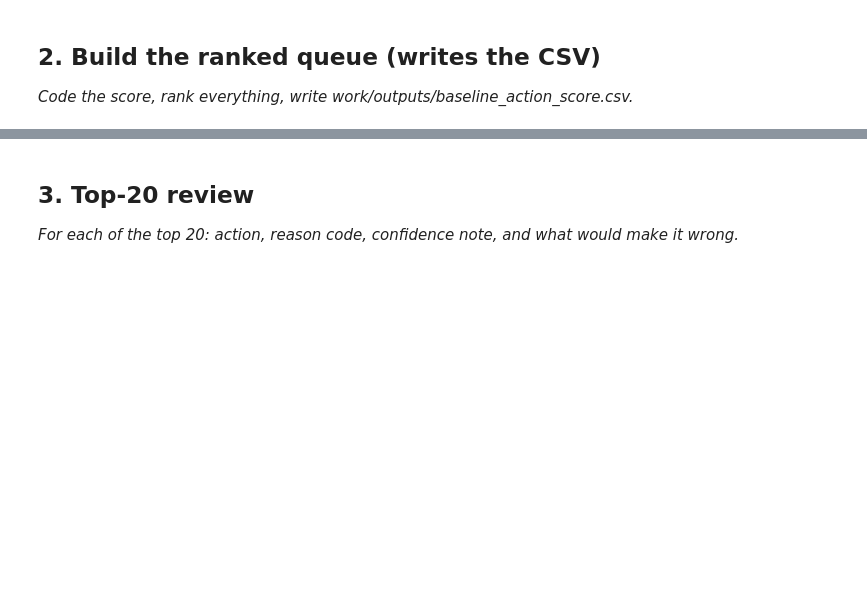
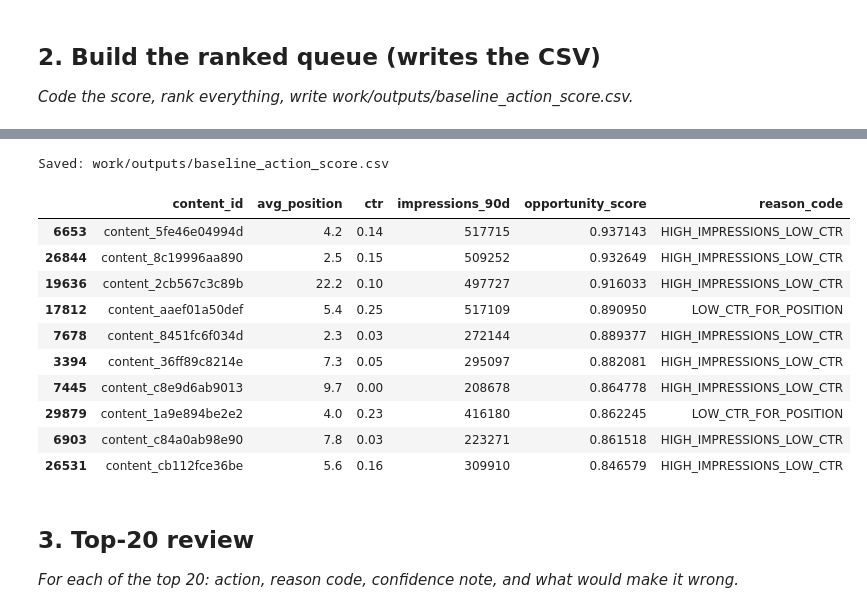
Before and after one commit to adithyajupally/flyrank-ml-internship-jupally, a Jupyter notebook: work/notebooks/w04_baseline_score.ipynb, the cells around one changed output, grey strips where cells are left out. Drawn from its saved outputs; the diff is of its cells as text; code cells hidden in the pictures; blank space fills up the shorter version.

```diff
--- a/work/notebooks/w04_baseline_score.ipynb
+++ b/work/notebooks/w04_baseline_score.ipynb
@@ -15,0 +33,13 @@ This skeleton is yours to fill. Work the sections **in order** — each one has
+# %%
+# main columns we'll use for the baseline rule
+
+import pandas as pd
+df = pd.read_csv("data/raw/content_refresh_anonymized.csv")
+
+reason_codes = ["GOOD_POSITION_LOW_CTR","HIGH_IMPRESSIONS_LOW_CTR","LOW_CTR_FOR_POSITION"]
+
+print("Baseline rule reason codes:")
+for code in reason_codes:
+    print("->", code)
+
+print("\nRows in dataset:", len(df))
@@ -23,3 +65,49 @@ This skeleton is yours to fill. Work the sections **in order** — each one has
+# %%
+baseline = df.copy()
+
+# Normalize signals to 0-1 range
+baseline["position_score"] = (baseline["avg_position"].max() - baseline["avg_position"]) / (baseline["avg_position"].max() - baseline["avg_position"].min())
+
+baseline["impression_score"] = (baseline["impressions_90d"] - baseline["impressions_90d"].min()) / (baseline["impressions_90d"].max() - baseline["impressions_90d"].min())
+
+baseline["low_ctr_score"] = 1 - baseline["ctr"]
+
+# Final opportunity score
+baseline["opportunity_score"] = (0.4 * baseline["position_score"] + 0.4 * baseline["low_ctr_score"] + 0.2 * baseline["impression_score"])
+
+# Rank pages
+baseline = baseline.sort_values("opportunity_score",ascending=False)
+
+# Reason code
+baseline["reason_code"] = "LOW_CTR_FOR_POSITION"
+
+baseline.loc[(baseline["avg_position"] <= 20) & (baseline["ctr"] < 0.20),"reason_code"] = "GOOD_POSITION_LOW_CTR"
+
+baseline.loc[(baseline["impressions_90d"] > baseline["impressions_90d"].median()) &(baseline["ctr"] < 0.20),"reason_code"] = "HIGH_IMPRESSIONS_LOW_CTR"
+
+import os
+os.makedirs("work/outputs", exist_ok=True)
+
+# Save CSV
+output_file = "work/outputs/baseline_action_score.csv"
+baseline.to_csv(output_file, index=False)
+
+print("Saved:", output_file)
+
+baseline[["content_id","avg_position","ctr","impressions_90d","opportunity_score","reason_code"]].head(10)
+# %% [output]
+Saved: work/outputs/baseline_action_score.csv
+|  | content_id | avg_position | ctr | impressions_90d | opportunity_score | reason_code |
+| 6653 | content_5fe46e04994d | 4.2 | 0.14 | 517715 | 0.937143 | HIGH_IMPRESSIONS_LOW_CTR |
+| 26844 | content_8c19996aa890 | 2.5 | 0.15 | 509252 | 0.932649 | HIGH_IMPRESSIONS_LOW_CTR |
+| 19636 | content_2cb567c3c89b | 22.2 | 0.10 | 497727 | 0.916033 | HIGH_IMPRESSIONS_LOW_CTR |
+| 17812 | content_aaef01a50def | 5.4 | 0.25 | 517109 | 0.890950 | LOW_CTR_FOR_POSITION |
+| 7678 | content_8451fc6f034d | 2.3 | 0.03 | 272144 | 0.889377 | HIGH_IMPRESSIONS_LOW_CTR |
+| 3394 | content_36ff89c8214e | 7.3 | 0.05 | 295097 | 0.882081 | HIGH_IMPRESSIONS_LOW_CTR |
+| 7445 | content_c8e9d6ab9013 | 9.7 | 0.00 | 208678 | 0.864778 | HIGH_IMPRESSIONS_LOW_CTR |
+| 29879 | content_1a9e894be2e2 | 4.0 | 0.23 | 416180 | 0.862245 | LOW_CTR_FOR_POSITION |
+| 6903 | content_c84a0ab98e90 | 7.8 | 0.03 | 223271 | 0.861518 | HIGH_IMPRESSIONS_LOW_CTR |
+| 26531 | content_cb112fce36be | 5.6 | 0.16 | 309910 | 0.846579 | HIGH_IMPRESSIONS_LOW_CTR |
 # %% [markdown]
 ## 3. Top-20 review
 
```
Also changed, not shown: parts of 12 cells of this notebook.
